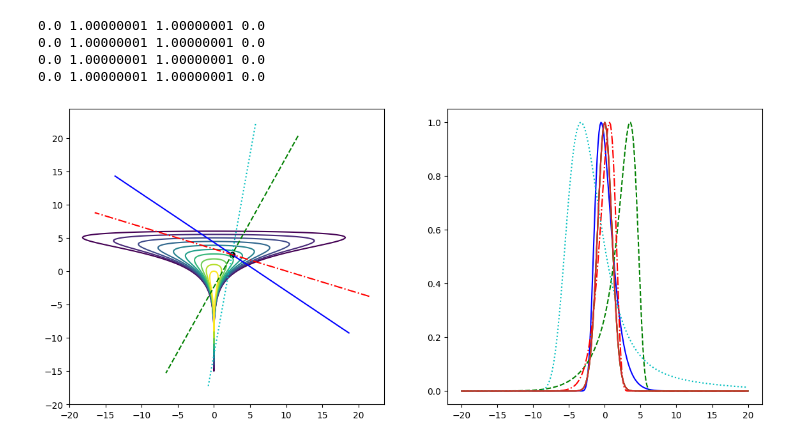
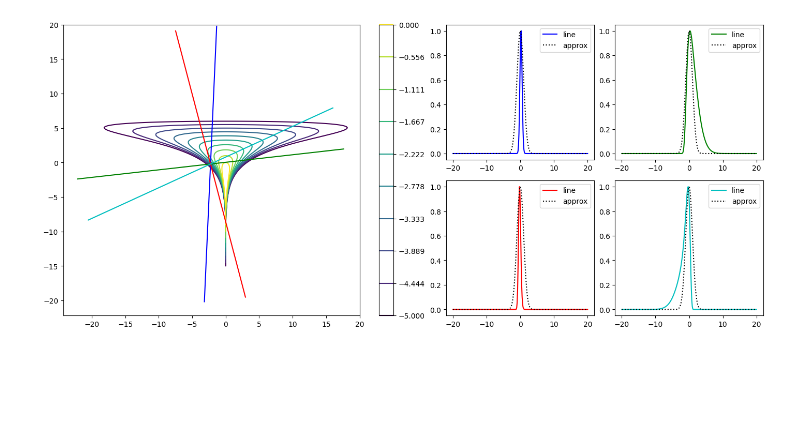
Before and after one commit to roualdes/mcmcexperiments, a Jupyter notebook: klhr/sinh_funnel.ipynb, the cells around one changed output. Drawn from its saved outputs; the diff is of its cells as text; code cells hidden in the pictures; blank space fills up the shorter version.

Commit message:
add all lines on funnel and four individual lines with GridSpec

```diff
--- a/klhr/sinh_funnel.ipynb
+++ b/klhr/sinh_funnel.ipynb
@@ -54,27 +49,7 @@ linestyle = np.array(["-", "--", "-.", ":", "-", "--", "-.", ":"])
-# %%
-fig, axs = plt.subplots(1, 2, figsize = (14, 6))
-axs[0].contour(x, y, Z, levels = np.linspace(-5, 0, 10))
-axs[0].scatter(pt[0], pt[1], color = "black")
-for idx in range(4): # up to 8
-    line = np.array([to_line(rho, x[n], pt) for n in range(301)])
-    fx = np.array([np.exp(bs_model.log_density(line[n])) for n in range(301)])
-    mfx = np.max(fx)
-    fx = fx / mfx
-    axs[0].plot(line[:, 0], line[:, 1], linestyle[idx], color = cols[idx])
-    axs[1].plot(x, fx, linestyle[idx], color = cols[idx])
-    rho = r @ rho
-    klhr = SINHKLHR(bs_model, theta = pt)
-    _, eta = klhr.fit(rho)
-    m, s, d, e = klhr._unpack(eta)
-    SinhArcsinh = SinhArcsinhDistribution(m = 0, s = 1, d = 1, e = 0)
-    qy = SinhArcsinh.pdf(x)
-    mqy = np.max(qy)
-    qy = qy / mqy
-    axs[1].plot(x, qy)
-    print(m, s, d, e)
-# %% [output]
-0.0 1.00000001 1.00000001 0.0
-0.0 1.00000001 1.00000001 0.0
-0.0 1.00000001 1.00000001 0.0
-0.0 1.00000001 1.00000001 0.0
-[figure, removed]
+# %%
+cols = list(mpl.colors.BASE_COLORS.keys())
+rho = random_direction(rng)
+pt = np.zeros(2)
+pt[0] = rng.normal() * 3
+pt[1] = rng.normal() * np.exp(0.5 * pt[0])
+r = rotation_matrix(30)
@@ -80,0 +60,42 @@ for idx in range(4): # up to 8
+# %%
+fig = plt.figure(layout = "constrained", figsize = (14, 6))
+gs = GridSpec(2, 4, figure = fig)
+ax1 = fig.add_subplot(gs[:, :2])
+ax2 = fig.add_subplot(gs[0, 2])
+ax3 = fig.add_subplot(gs[0, 3])
+ax4 = fig.add_subplot(gs[1, 2])
+ax5 = fig.add_subplot(gs[1, 3])
+
+pos = ax1.contour(x, y, Z, levels = np.linspace(-5, 0, 10))
+fig.colorbar(pos, ax = ax1)
+ax1.scatter(pt[0], pt[1], color = "black")
+for idx in range(4):
+    line = np.array([to_line(rho, xn, pt) for xn in x])
+    fx = np.array([np.exp(bs_model.log_density(ln)) for ln in line])
+    fx /= np.max(fx)
+    qx = SinhArcsinh.pdf(x)
+    qx /= np.max(qx)
+    ax1.plot(line[:, 0], line[:, 1], color = cols[idx])
+    rho = r @ rho
+
+    if idx == 0:
+        ax2.plot(x, fx, color = cols[0], label = "line")
+        ax2.plot(x, qx, color = "black", linestyle = "dotted", label = "approx")
+        ax2.legend()
+
+    if idx == 1:
+        ax3.plot(x, fx, color = cols[1], label = "line")
+        ax3.plot(x, qx, color = "black", linestyle = "dotted", label = "approx")
+        ax3.legend()
+
+    if idx == 2:
+        ax4.plot(x, fx, color = cols[2], label = "line")
+        ax4.plot(x, qx, color = "black", linestyle = "dotted", label = "approx")
+        ax4.legend()
+
+    if idx == 3:
+        ax5.plot(x, fx, color = cols[3], label = "line")
+        ax5.plot(x, qx, color = "black", linestyle = "dotted", label = "approx")
+        ax5.legend()
+# %% [output]
+[figure, added]
```
Also changed, not shown: parts of 4 cells of this notebook.
